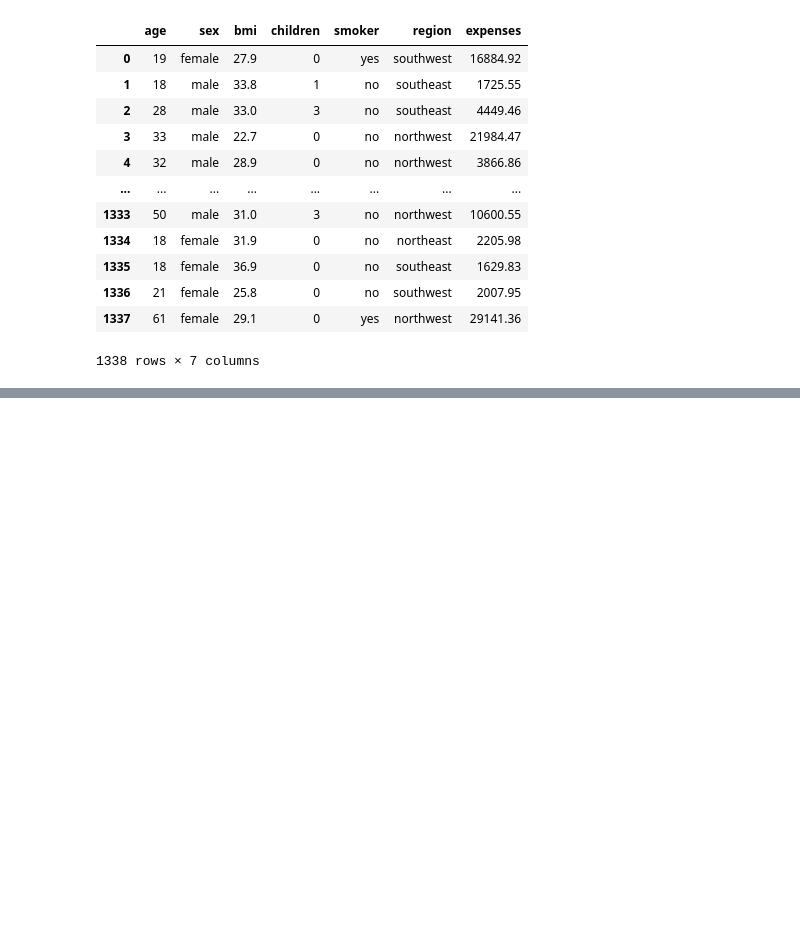
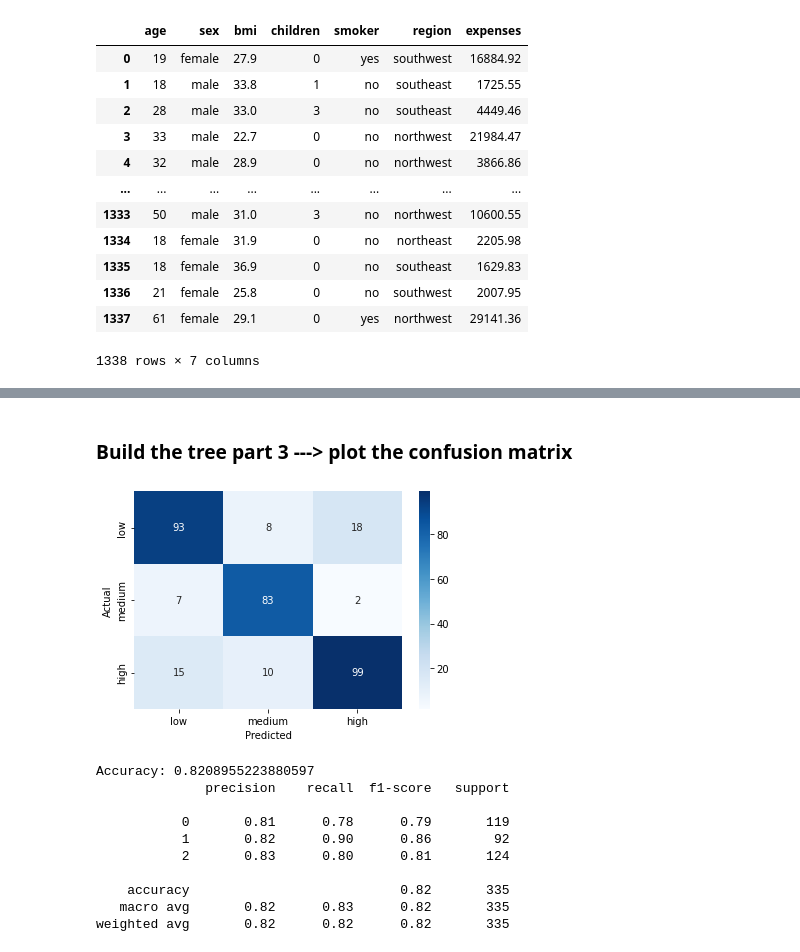
Before and after one commit to SouravDaedo/Insurance-Premium-Prediction, a Jupyter notebook: Classification_Model__Decision_Tree_.ipynb, the cells around one changed output, grey strips where cells are left out. Drawn from its saved outputs; the diff is of its cells as text; code cells hidden in the pictures; blank space fills up the shorter version.

```diff
--- a/Classification_Model__Decision_Tree_.ipynb
+++ b/Classification_Model__Decision_Tree_.ipynb
@@ -784,0 +277,43 @@ pd.DataFrame(centroids,columns=ae.columns).T
+# %% [markdown]
+### Build the tree part 3 ---> plot the confusion matrix
+# %%
+# plot the confusion matrix by runing the test data and calcaulate the accuracy of the model
+
+import seaborn as sns
+from sklearn.metrics import confusion_matrix
+from sklearn.metrics import accuracy_score, classification_report
+
+# a confusion matrix
+y_pred = dt.predict(X_test)
+cm = confusion_matrix(y_test, y_pred)
+
+# Plot the confusion matrix
+sns.heatmap(cm, annot=True, cmap='Blues', fmt='d', xticklabels=['low', 'medium', 'high'], yticklabels=['low', 'medium', 'high'])
+plt.xlabel('Predicted')
+plt.ylabel('Actual')
+plt.show()
+
+# Calculate the accuracy and print the classification report
+
+accuracy = accuracy_score(y_test, y_pred)
+
+# ANSI escape codes for bold and green color in print (optional)
+bold = "\033[1m"
+green = "\033[32m"
+reset = "\033[0m"
+
+print(f"{bold}{green}Accuracy: {accuracy}{reset}")
+
+print(classification_report(y_test, y_pred))
+# %% [output]
+[figure, added]
+Accuracy: 0.8208955223880597
+              precision    recall  f1-score   support
+
+           0       0.81      0.78      0.79       119
+           1       0.82      0.90      0.86        92
+           2       0.83      0.80      0.81       124
+
+    accuracy                           0.82       335
+   macro avg       0.82      0.83      0.82       335
+weighted avg       0.82      0.82      0.82       335
```
Also changed, not shown: parts of 82 cells of this notebook.
